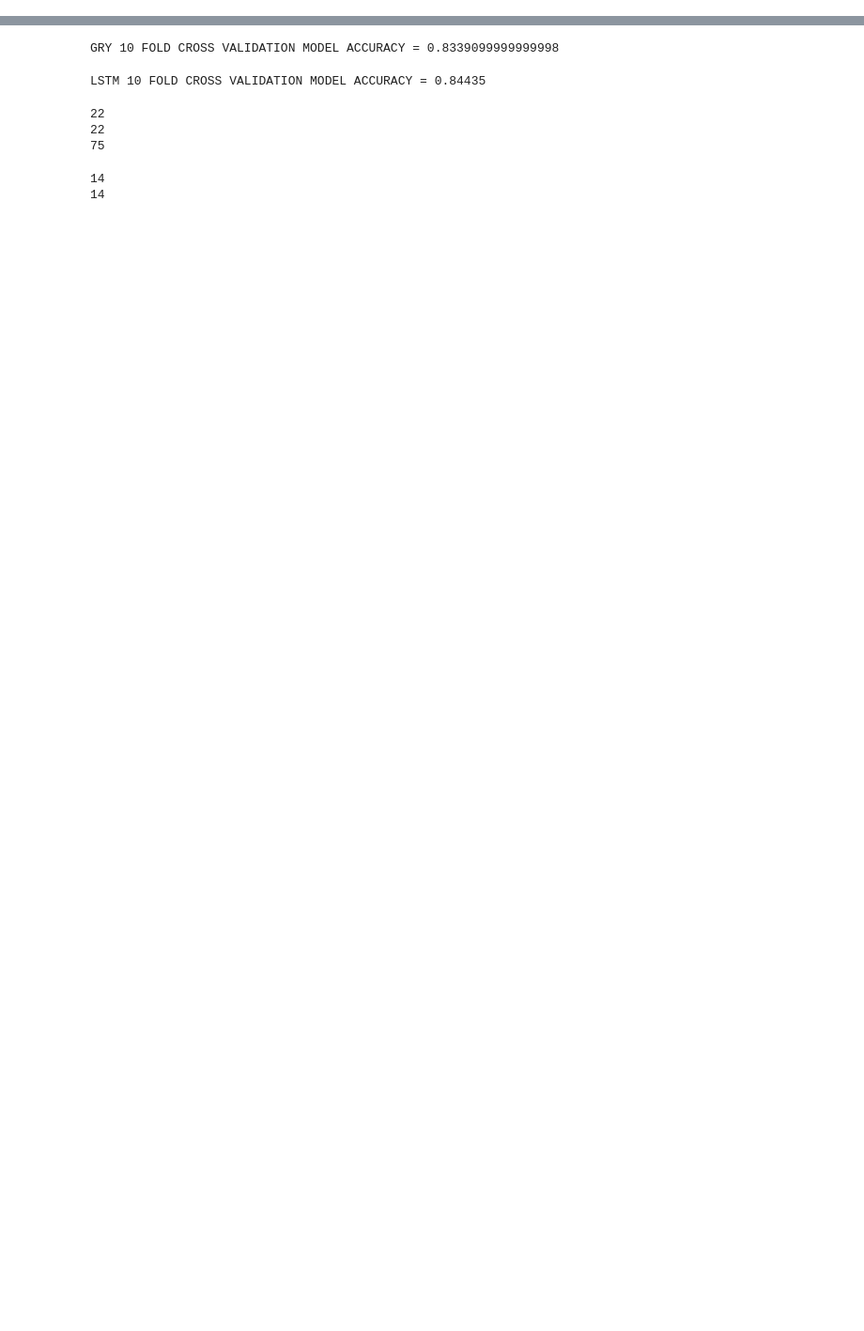
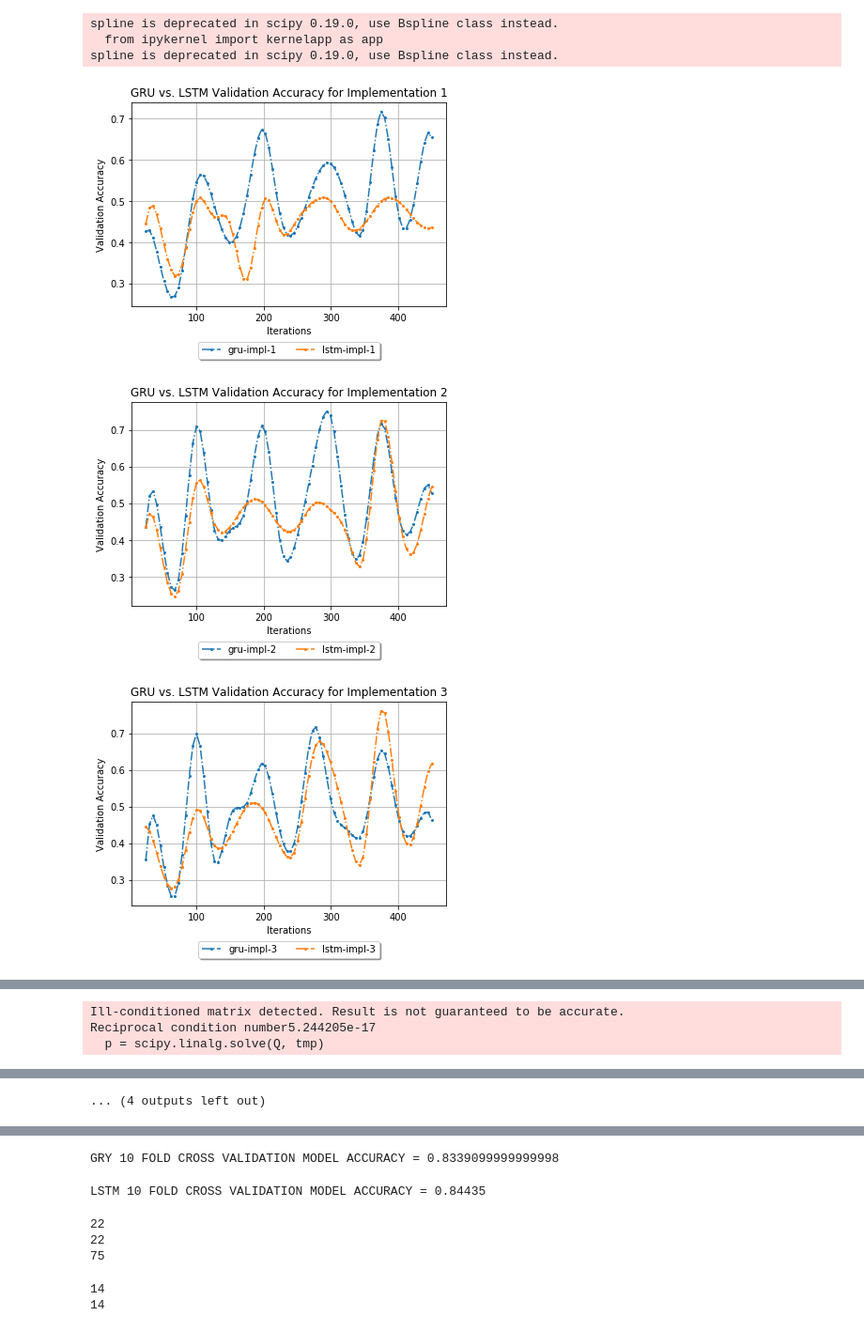
Before and after one commit to abdulhasibuddin/Depression-Analysis-from-Social-Media-Data-in-Bangla-Language-Applying-Deep-Recurrent-Neural-Network, a Jupyter notebook: GRU_vs_LSTM_FINAL/Graph Plot for GRU vs. LSTM.ipynb, the cells around one changed output, grey strips where cells are left out. Shown at 94% size. Cells and saved outputs as stored; diff of their text form; code cells hidden in the pictures; blank space fills up the shorter version.

```diff
--- a/GRU_vs_LSTM_FINAL/Graph Plot for GRU vs. LSTM.ipynb
+++ b/GRU_vs_LSTM_FINAL/Graph Plot for GRU vs. LSTM.ipynb
@@ -8,0 +49,18 @@ import numpy as np
+# %%
+# lstm validation accuracies:
+lstm_with_unique_1 = [0.445,0.409,0.327,0.500,0.464,0.445,0.309,0.500,0.427,0.455,0.500,0.500,0.436,0.445,0.500,0.500,0.455,0.436]
+lstm_with_unique_2 = [0.436,0.345,0.273,0.555,0.455,0.436,0.500,0.500,0.436,0.436,0.500,0.482,0.409,0.364,0.727,0.482,0.373,0.545]
+lstm_with_unique_3 = [0.445,0.318,0.309,0.491,0.400,0.418,0.500,0.491,0.391,0.400,0.655,0.618,0.436,0.382,0.764,0.491,0.427,0.618]
+lstm_with_unique_4 = [0.345,0.336,0.355,0.745,0.336,0.364,0.555,0.609,0.336,0.418,0.736,0.591,0.327,0.455,0.709,0.409,0.391,0.582]
+lstm_with_unique_5 = [0.291,0.382,0.473,0.500,0.382,0.355,0.618,0.445,0.482,0.318,0.682,0.445,0.391,0.436,0.600,0.400,0.391,0.400]
+lstm_with_unique_6 = [0.500,0.430,0.390]
+lstm_with_unique_7 = [0.450,0.420,0.440,0.440,0.560,0.530,0.550]
+lstm_with_unique_8 = [0.435,0.496,0.435,0.400,0.426,0.270,0.522,0.504,0.548,0.461,0.426,0.435,0.391,0.504,0.687,0.722,0.443,0.409,0.417,0.435,0.426,0.643]
+lstm_with_unique_9 = [0.475,0.475,0.466,0.517,0.449,0.466,0.466,0.466,0.458,0.398,0.373,0.373,0.449,0.347,0.347,0.381,0.356,0.339,0.322,0.373,0.441,0.356,0.297,0.407,0.432,0.364,0.347,0.356,0.339,0.314,0.305,0.500,0.534,0.661,0.686,0.678,0.695,0.720,0.559,0.661,0.720,0.712,0.551,0.458,0.458,0.432,0.432,0.373,0.347,0.449,0.356,0.415,0.339,0.449,0.432,0.373,0.458,0.458,0.441,0.466,0.508,0.449,0.432,0.466,0.466,0.458,0.466,0.432,0.610,0.703,0.754,0.720,0.619,0.729,0.771]
+lstm_with_unique_10 = [0.410,0.500,0.500,0.470,0.510,0.410,0.450,0.620,0.660,0.480,0.520,0.550,0.460,0.600]
+lstm_with_unique_11 = [0.430,0.400,0.500,0.480,0.510,0.500,0.430]
+lstm_with_unique_12 = [0.391,0.435,0.365,0.357,0.426,0.322,0.504,0.487,0.487,0.487,0.426,0.426,0.417,0.530,0.678,0.635,0.504,0.478,0.461,0.487,0.583,0.687]
+lstm_with_unique_13 = [0.478,0.470,0.496,0.452,0.417,0.365,0.504,0.530,0.617,0.478,0.478,0.461,0.470,0.504,0.565,0.574,0.452,0.470,0.470,0.470,0.513,0.504]
+lstm_with_unique_14 = [0.357,0.426,0.365,0.357,0.391,0.270,0.539,0.496,0.478,0.443,0.409,0.443,0.374,0.504,0.643,0.713,0.461,0.417,0.383,0.426,0.330,0.704,0.626,0.722,0.470,0.409,0.522,0.496,0.704,0.739,0.670,0.635,0.565,0.487,0.609,0.513,0.678,0.748,0.730,0.565,0.539,0.522,0.609,0.600,0.704,0.696,0.583,0.522,0.530,0.539,0.504,0.548,0.687,0.678,0.504,0.557,0.522,0.565,0.617,0.643,0.643,0.557,0.478,0.530,0.548,0.557,0.617,0.661,0.635,0.617,0.548,0.583,0.539,0.591,0.635]
+
+print(len(lstm_with_unique_9))
@@ -8,0 +186,44 @@ import numpy as np
+# %%
+smoothing_factor = 80
+linestyle='-.'
+
+for i in range(0,len(x_list)):
+    #plt.figure(figsize=(30,15))
+    plt.title('GRU vs. LSTM Validation Accuracy for Implementation '+str(i+1))
+    plt.xlabel('Iterations')
+    plt.ylabel('Validation Accuracy')
+    x = x_list[i]
+
+    y = list_impl_acc_gru[i]
+    x_sm = np.array(x)
+    y_sm = np.array(y)
+    x_smooth = np.linspace(x_sm.min(), x_sm.max(), smoothing_factor)
+    y_smooth = spline(x, y, x_smooth)
+    plt.plot(x_smooth, y_smooth, marker='o', markersize=2, linestyle=linestyle, label='gru-impl-'+str(i+1))
+
+    y = list_impl_acc_lstm[i]
+    x_sm = np.array(x)
+    y_sm = np.array(y)
+    x_smooth = np.linspace(x_sm.min(), x_sm.max(), smoothing_factor)
+    y_smooth = spline(x, y, x_smooth)
+    plt.plot(x_smooth, y_smooth, marker='o', markersize=2, linestyle=linestyle, label='lstm-impl-'+str(i+1))
+
+    #plt.plot(x, y, marker='o', markersize=5, linestyle=linestyle, label=label)
+
+    plt.grid(True)
+    plt.legend(loc='upper center',
+               bbox_to_anchor=(0.5, -0.15),
+               #prop={'size': 30},
+               ncol=2,
+               fancybox=True,
+               shadow=True
+              )
+    plt.savefig('images\compare_image_1_impl_'+str(i+1)+'_validation_accuracy', bbox_inches='tight')
+    plt.show()
+# %% [output]
+spline is deprecated in scipy 0.19.0, use Bspline class instead.
+  from ipykernel import kernelapp as app
+spline is deprecated in scipy 0.19.0, use Bspline class instead.
+[figure, added]
+[figure, added]
+[figure, added]
@@ -8,0 +232,3 @@ import numpy as np
+Ill-conditioned matrix detected. Result is not guaranteed to be accurate.
+Reciprocal condition number5.244205e-17
+  p = scipy.linalg.solve(Q, tmp)
@@ -8,0 +240 @@ import numpy as np
+... (4 outputs left out)
```
Also changed, not shown: parts of 16 cells of this notebook.
